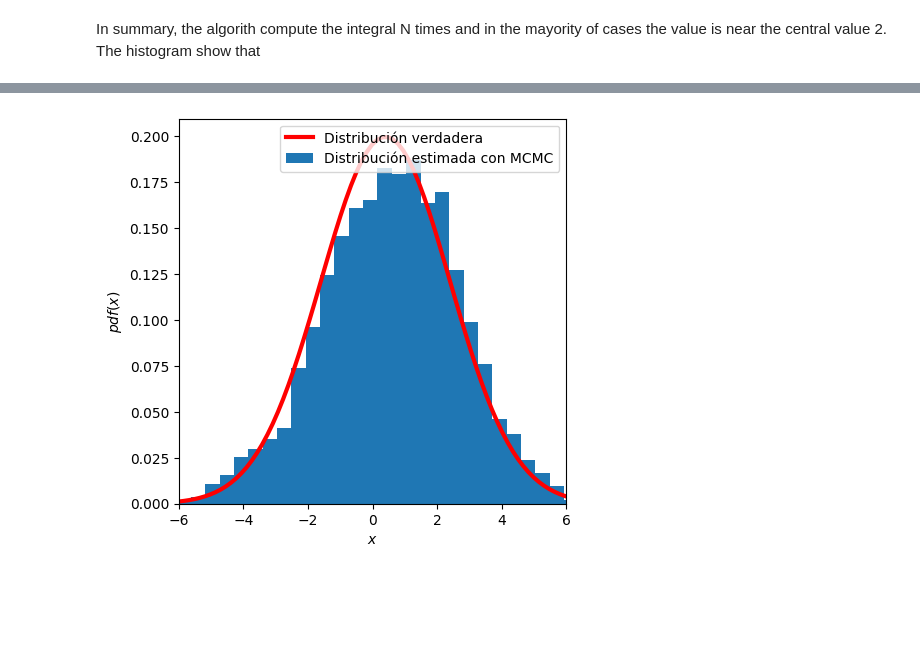
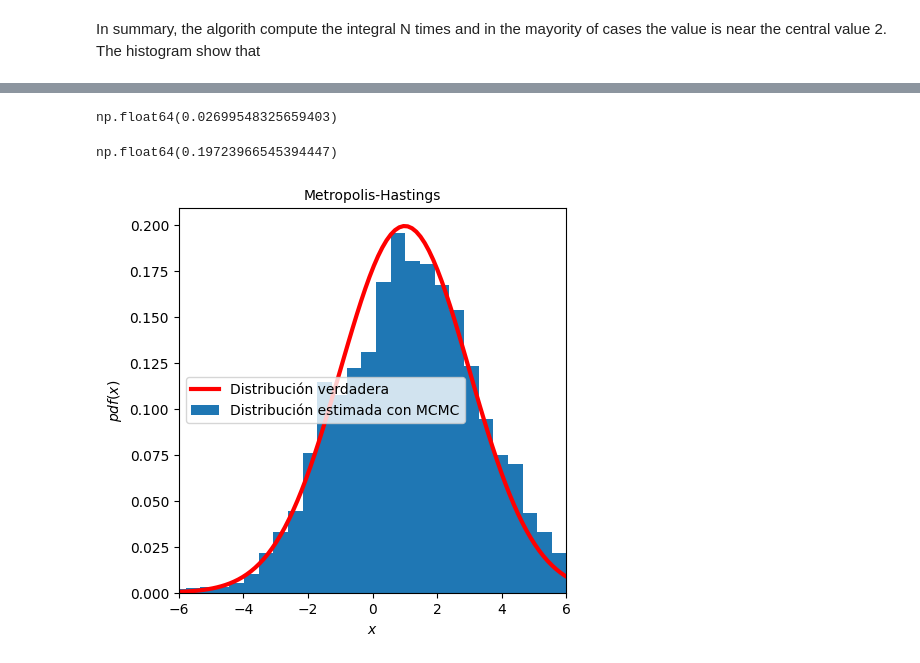
Before and after one commit to anferivera/Programming, a Jupyter notebook: 5_2_Monte_Carlo_integration_Marckov_chain.ipynb, the cells around one changed output, grey strips where cells are left out. Drawn from its saved outputs; the diff is of its cells as text; code cells hidden in the pictures; blank space fills up the shorter version.

```diff
--- a/5_2_Monte_Carlo_integration_Marckov_chain.ipynb
+++ b/5_2_Monte_Carlo_integration_Marckov_chain.ipynb
@@ -17,5 +20,5 @@ INTRODUTION: IN the following example we show how to comute the $\pi$ number usi
 # %%
-N=10000
+N=5000
 xmenor=[]
 ymenor=[]
 xmayor=[]
@@ -219,3 +242,7 @@ import matplotlib.pyplot as plt
+# %%
+norm(0, 2).pdf(4)
+# %% [output]
+np.float64(0.02699548325659403)
 # %%
 # Ejemplo algoritmo metropolis
 def metropolis(func, steps=10000):
@@ -236,19 +263,24 @@ def metropolis(func, steps=10000):
             muestras[i] = old_x
 
     return muestras
+# %%
+norm(0.4, 2).pdf(0.1)
+# %% [output]
+np.float64(0.19723966545394447)
 # %%
 # distribución normal
-func = norm(0.4, 2)
-samples = metropolis(func=func)
-x = np.linspace(-6, 10, 100)
+func = norm(1, 2)
+samples = metropolis(func=func)#read the normal distribution
+x = np.linspace(-6, 7, 100)
 y = func.pdf(x)
 plt.figure(figsize=(5,5))
 plt.xlim(-6, 6)
 plt.plot(x, y, 'r-', lw=3, label='Distribución verdadera')
 plt.hist(samples, bins=30, density=True, label='Distribución estimada con MCMC')
 plt.xlabel('$x$', fontsize=10)
 plt.ylabel('$pdf(x)$', fontsize=10)
+plt.title('Metropolis-Hastings', fontsize=10)
 plt.legend(fontsize=10)
 plt.show()
 # %% [output]
-[figure, old version]
+[figure, new version]
```
Also changed, not shown: parts of 12 cells of this notebook.
